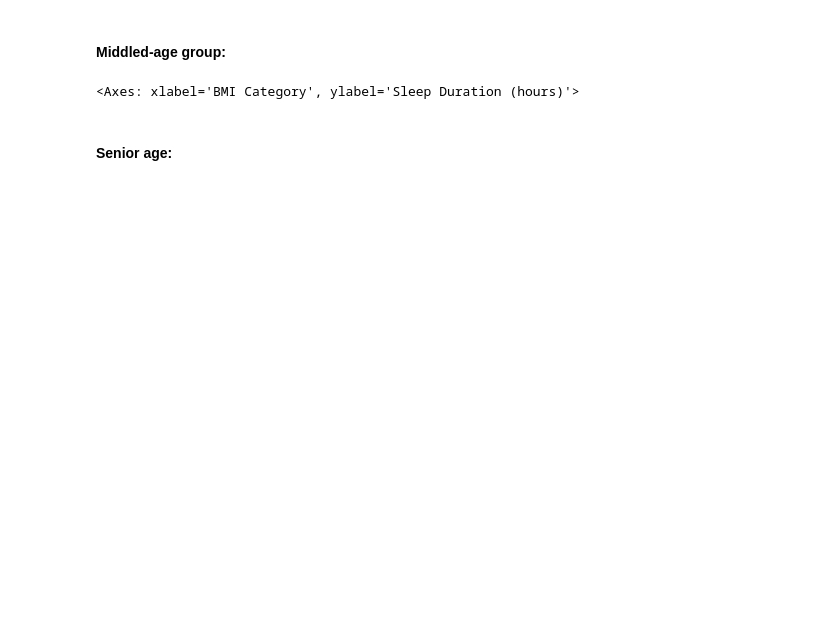
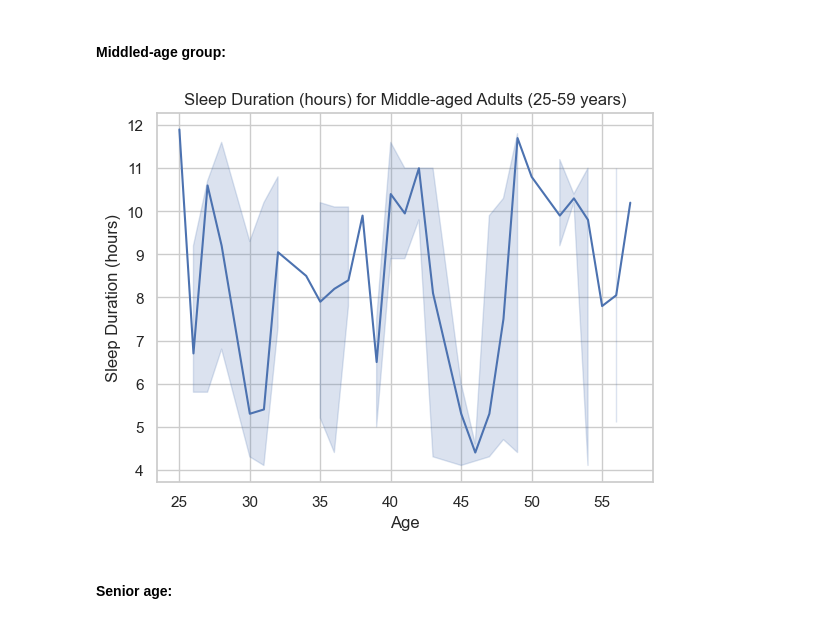
Before and after one commit to fisherlul/fisherlul.github.io, a Jupyter notebook: Sleep Analysis/analysis.ipynb, the cells around one changed output. Saved outputs shown, nothing was run; the diff lists cells and outputs as text; code cells hidden in the pictures; blank space fills up the shorter version.

```diff
--- a/Sleep Analysis/analysis.ipynb
+++ b/Sleep Analysis/analysis.ipynb
@@ -140,8 +144,12 @@ sns.lineplot(data=adult_age, x='Age', y='Sleep Duration (hours)', legend=False,
 #### **Middled-age group:**
 # %%
 sns.lineplot(data=middled_age, x='Age', y='Sleep Duration (hours)', legend=False, estimator=np.median)
+plt.title('Sleep Duration (hours) for Middle-aged Adults (25-59 years)')
+plt.xlabel('Age')
+plt.ylabel('Sleep Duration (hours)')
+plt.show()
 # %% [output]
-<Axes: xlabel='BMI Category', ylabel='Sleep Duration (hours)'>
+[figure, added]
 # %% [markdown]
 #### **Senior age**:
 # %%
```
Also changed, not shown: parts of 3 cells of this notebook.
